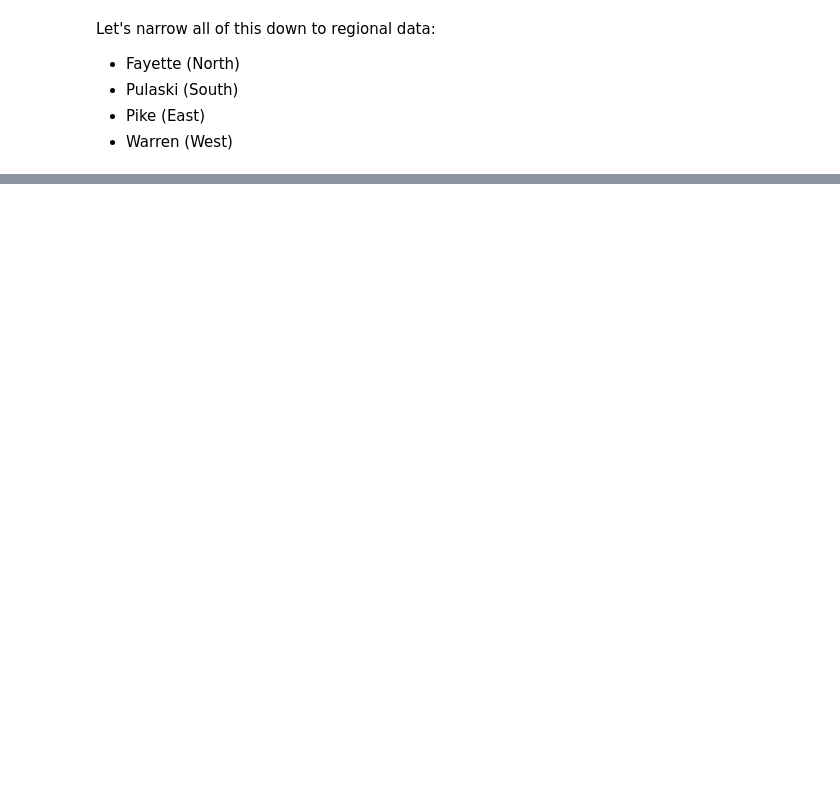
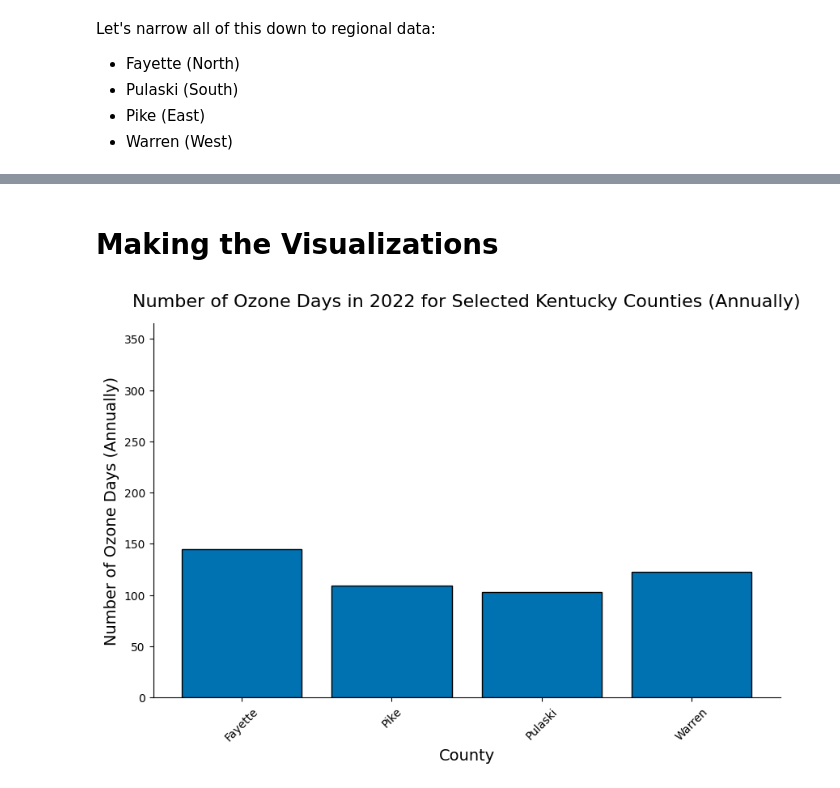
Before and after one commit to DaviLeeAnn/air_quality_and_hospital_admission_rates, a Jupyter notebook: Notebooks/air_quality_and_hospital_admission_rates_in_2022.ipynb, the cells around one changed output, grey strips where cells are left out. Drawn from its saved outputs; the diff is of its cells as text; code cells hidden in the pictures; blank space fills up the shorter version.

Commit message:
Made a README, started visualizations

```diff
--- a/Notebooks/air_quality_and_hospital_admission_rates_in_2022.ipynb
+++ b/Notebooks/air_quality_and_hospital_admission_rates_in_2022.ipynb
@@ -243,3 +243,8 @@ Let's narrow all of this down to regional data:
 - Pulaski (South) <br>
 - Pike (East) <br>
 - Warren (West)
+# %%
+#Narrowing down the counties to Fayette, Pulaski, Pike, and Warren
+selected_counties = ['Fayette', 'Pulaski', 'Pike', 'Warren']
+ky_selected_counties = ky_aqi[ky_aqi['County'].isin(selected_counties)]
+ky_selected_counties
@@ -245,0 +259,5 @@ Let's narrow all of this down to regional data:
+# %%
+#Taking off columns besides PM2.5 and Ozone
+ky_ozone = ky_selected_counties.drop(columns=['Days PM10', 'Days PM2.5', 'Median AQI', '90th Percentile AQI', 'Max AQI', 'Moderate Days', 'Good Days', 'Days with AQI', 'Year', 'State'])
+
+ky_pm25 = ky_selected_counties.drop(columns=['Days PM10', 'Days Ozone', 'Median AQI', '90th Percentile AQI', 'Max AQI', 'Moderate Days', 'Good Days', 'Days with AQI', 'Year', 'State'])
@@ -245,0 +280,20 @@ Let's narrow all of this down to regional data:
+# %% [markdown]
+# Making the Visualizations
+# %%
+plt.figure(figsize=(10,6))
+plt.bar(ky_ozone['County'], ky_ozone['Days Ozone'], edgecolor='black', linewidth=1, alpha=1, color='#0072B2')
+
+ax = plt.gca()
+ax.spines['top'].set_visible(False)
+ax.spines['right'].set_visible(False)
+
+plt.ylim(0, 365)
+
+plt.title('Number of Ozone Days in 2022 for Selected Kentucky Counties (Annually)', fontsize=16, pad=15)
+plt.xlabel('County', fontsize=14)
+plt.ylabel('Number of Ozone Days (Annually)', fontsize=14)
+plt.xticks(rotation=45)
+
+plt.show()
+# %% [output]
+[figure, added]
```
Also changed, not shown: parts of 4 cells of this notebook, 1 other file.
